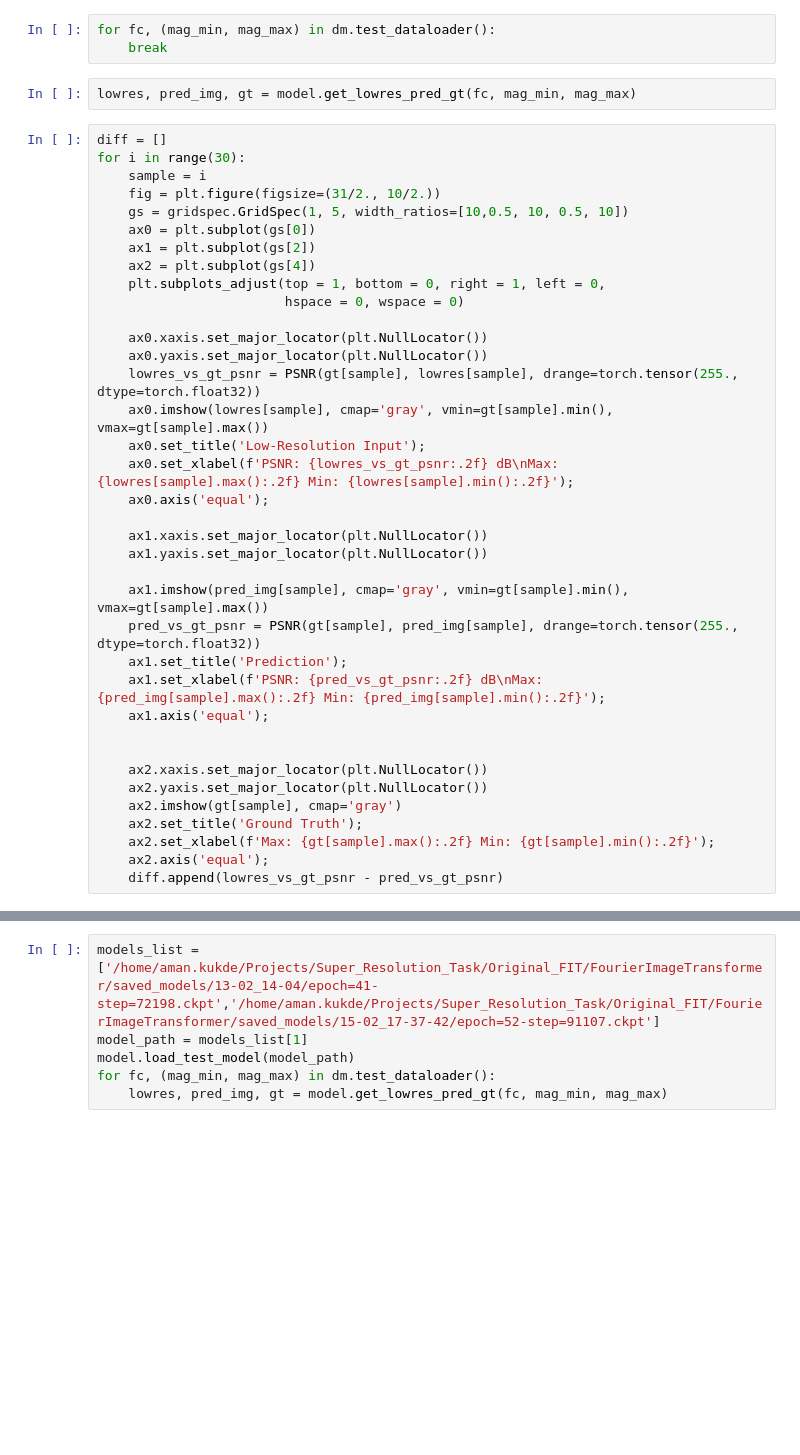
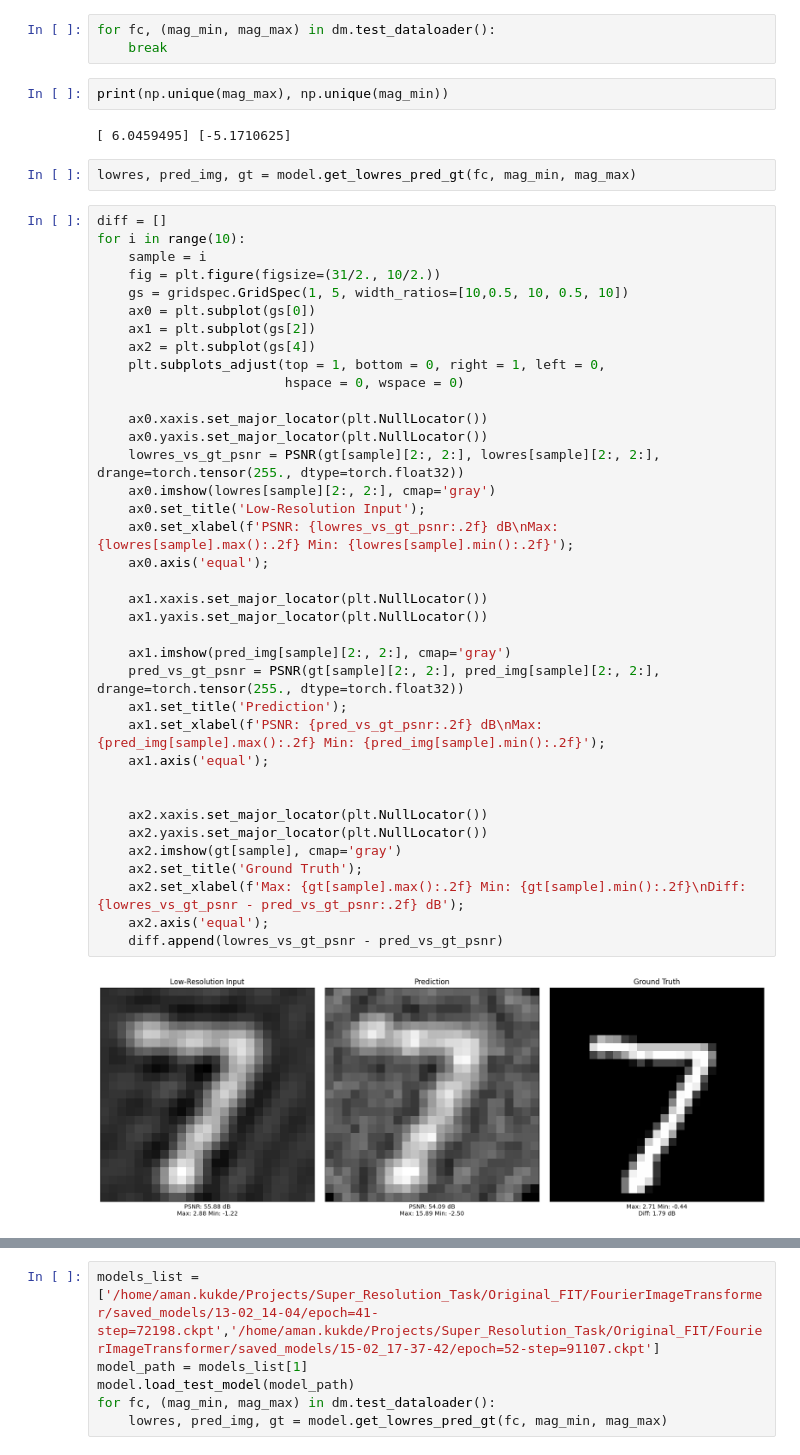
Before and after one commit to AmanKukde/FourierImageTransformer, a Jupyter notebook: examples/Super-Resolution - MNIST Example.ipynb, the cells around one changed output, grey strips where cells are left out. Saved outputs shown, nothing was run; the diff lists cells and outputs as text; blank space fills up the shorter version.

```diff
--- a/examples/Super-Resolution - MNIST Example.ipynb
+++ b/examples/Super-Resolution - MNIST Example.ipynb
@@ -105,42 +105,48 @@ plt.title('Prefix');
 # %%
 for fc, (mag_min, mag_max) in dm.test_dataloader():
     break
+# %%
+print(np.unique(mag_max), np.unique(mag_min))
+# %% [output]
+[ 6.0459495] [-5.1710625]
 # %%
 lowres, pred_img, gt = model.get_lowres_pred_gt(fc, mag_min, mag_max)
 # %%
 diff = []
-for i in range(30):
+for i in range(10):
     sample = i
     fig = plt.figure(figsize=(31/2., 10/2.))
     gs = gridspec.GridSpec(1, 5, width_ratios=[10,0.5, 10, 0.5, 10])
     ax0 = plt.subplot(gs[0])
     ax1 = plt.subplot(gs[2])
     ax2 = plt.subplot(gs[4])
     plt.subplots_adjust(top = 1, bottom = 0, right = 1, left = 0,
                         hspace = 0, wspace = 0)
 
     ax0.xaxis.set_major_locator(plt.NullLocator())
     ax0.yaxis.set_major_locator(plt.NullLocator())
-    lowres_vs_gt_psnr = PSNR(gt[sample], lowres[sample], drange=torch.tensor(255., dtype=torch.float32))
-    ax0.imshow(lowres[sample], cmap='gray', vmin=gt[sample].min(), vmax=gt[sample].max())
+    lowres_vs_gt_psnr = PSNR(gt[sample][2:, 2:], lowres[sample][2:, 2:], drange=torch.tensor(255., dtype=torch.float32))
+    ax0.imshow(lowres[sample][2:, 2:], cmap='gray')
     ax0.set_title('Low-Resolution Input');
     ax0.set_xlabel(f'PSNR: {lowres_vs_gt_psnr:.2f} dB\nMax: {lowres[sample].max():.2f} Min: {lowres[sample].min():.2f}');
     ax0.axis('equal');
 
     ax1.xaxis.set_major_locator(plt.NullLocator())
     ax1.yaxis.set_major_locator(plt.NullLocator())
 
-    ax1.imshow(pred_img[sample], cmap='gray', vmin=gt[sample].min(), vmax=gt[sample].max())
-    pred_vs_gt_psnr = PSNR(gt[sample], pred_img[sample], drange=torch.tensor(255., dtype=torch.float32))
+    ax1.imshow(pred_img[sample][2:, 2:], cmap='gray')
+    pred_vs_gt_psnr = PSNR(gt[sample][2:, 2:], pred_img[sample][2:, 2:], drange=torch.tensor(255., dtype=torch.float32))
     ax1.set_title('Prediction');
     ax1.set_xlabel(f'PSNR: {pred_vs_gt_psnr:.2f} dB\nMax: {pred_img[sample].max():.2f} Min: {pred_img[sample].min():.2f}');
     ax1.axis('equal');
 
 
     ax2.xaxis.set_major_locator(plt.NullLocator())
     ax2.yaxis.set_major_locator(plt.NullLocator())
     ax2.imshow(gt[sample], cmap='gray')
     ax2.set_title('Ground Truth');
-    ax2.set_xlabel(f'Max: {gt[sample].max():.2f} Min: {gt[sample].min():.2f}');
+    ax2.set_xlabel(f'Max: {gt[sample].max():.2f} Min: {gt[sample].min():.2f}\nDiff: {lowres_vs_gt_psnr - pred_vs_gt_psnr:.2f} dB');
     ax2.axis('equal');
     diff.append(lowres_vs_gt_psnr - pred_vs_gt_psnr)
+# %% [output]
+[figure, added]
```
Also changed, not shown: parts of 11 cells of this notebook, 11 other files.
